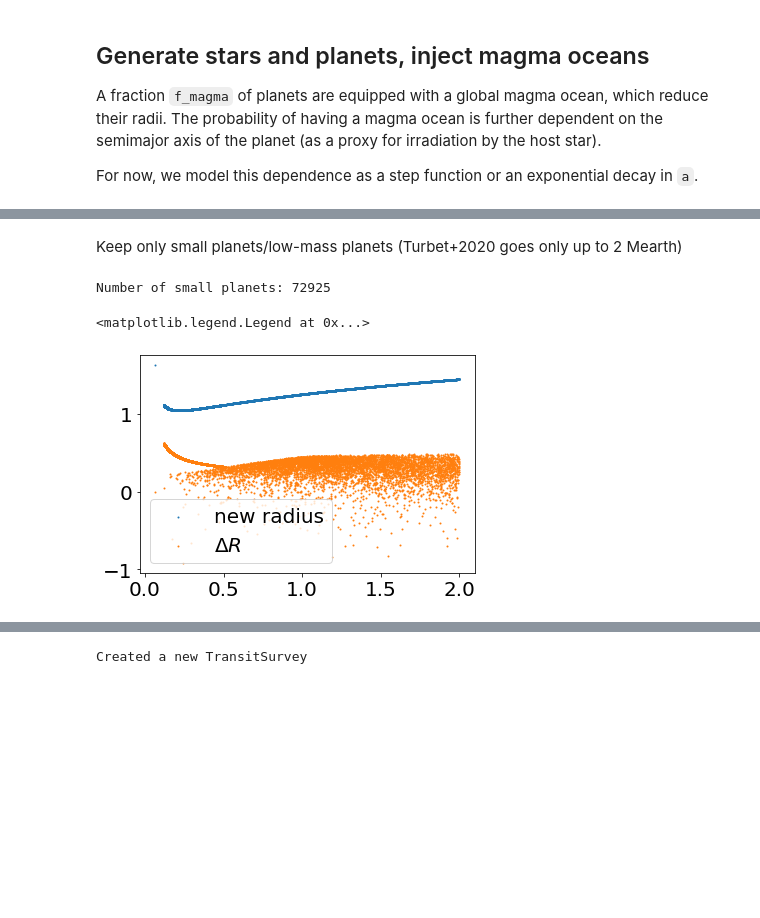
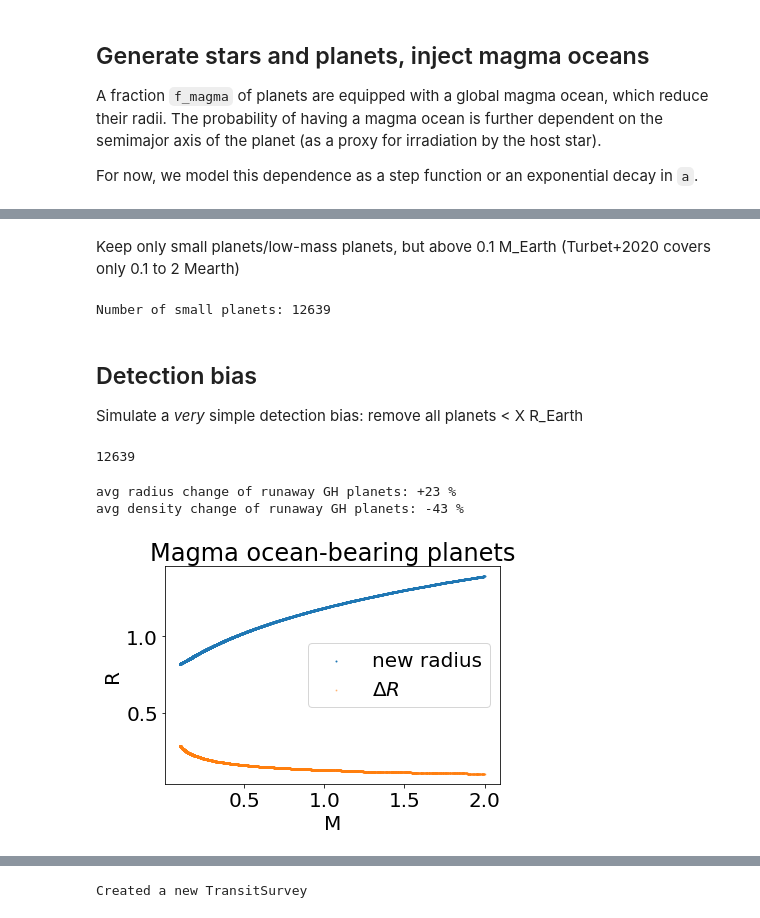
Before and after one commit to danielapai/bioverse, a Jupyter notebook: docs/Notebooks/magmaocean.ipynb, the cells around one changed output, grey strips where cells are left out. Saved outputs shown, nothing was run; the diff lists cells and outputs as text; code cells hidden in the pictures; blank space fills up the shorter version.

Commit message:
develop analysis with new magma ocean functions

```diff
--- a/docs/Notebooks/magmaocean.ipynb
+++ b/docs/Notebooks/magmaocean.ipynb
@@ -127,20 +148,39 @@ Total number of planets: 172604
 # %% [markdown]
-Keep only small planets/low-mass planets (Turbet+2020 goes only up to 2 Mearth)
+Keep only small planets/low-mass planets, but above 0.1 M_Earth (Turbet+2020 covers only 0.1 to 2 Mearth)
 # %%
 # sample = sample[sample['R'] < 3.5]
-sample = sample[sample['M'] < 2.]
+# sample = sample[sample['M'] < 2.]
+sample = sample[sample.to_pandas()['M'].between(0.1, 2.).values]
 print('Number of small planets: {}'.format(len(sample)))
 # %% [output]
-Number of small planets: 72925
+Number of small planets: 12639
+# %% [markdown]
+## Detection bias
+Simulate a *very* simple detection bias: remove all planets < X R_Earth
+# %%
+# sample = sample[sample['R'] > .75]
+sample = sample[sample['R'] > .5]
+len(sample)
+# %% [output]
+12639
 # %%
 # check if M-R relation looks good:
 d = sample.to_pandas()
 mo = d[d.has_magmaocean]
 plt.scatter(mo.M, mo.R, s=1., label='new radius')
-plt.scatter(mo.M, mo.R - mo.R_orig, s=1., label='$\Delta R$')
+plt.scatter(mo.M, mo.R - mo.R_orig, s=1., label='$\Delta R$', alpha=.4)
+plt.xlabel('M')
+plt.ylabel('R')
+plt.title('Magma ocean-bearing planets')
 plt.legend()
+
+radius_change = np.average(mo.R/mo.R_orig) - 1
+print('avg radius change of runaway GH planets: {:+.0f} %'.format(100*radius_change))
+density_change = np.average(mo.rho/(CONST['rho_Earth']*mo.M/mo.R_orig**3)) - 1
+print('avg density change of runaway GH planets: {:+.0f} %'.format(100*density_change))
 # %% [output]
-<matplotlib.legend.Legend at 0x...>
+avg radius change of runaway GH planets: +23 %
+avg density change of runaway GH planets: -43 %
-[figure, old version]
+[figure, new version]
 # %%
 # show sample in period-radius:
```
Also changed, not shown: parts of 29 cells of this notebook, 1 other file.
